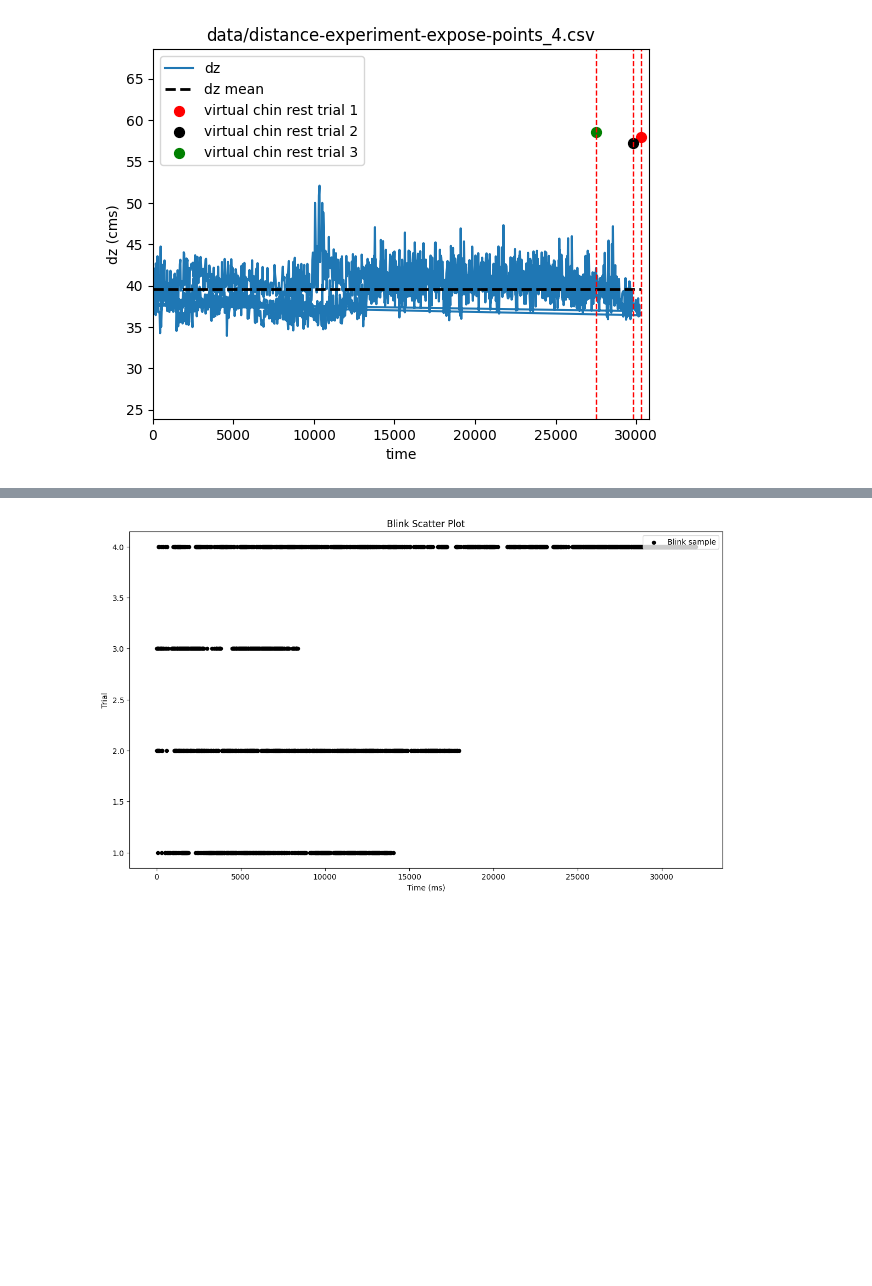
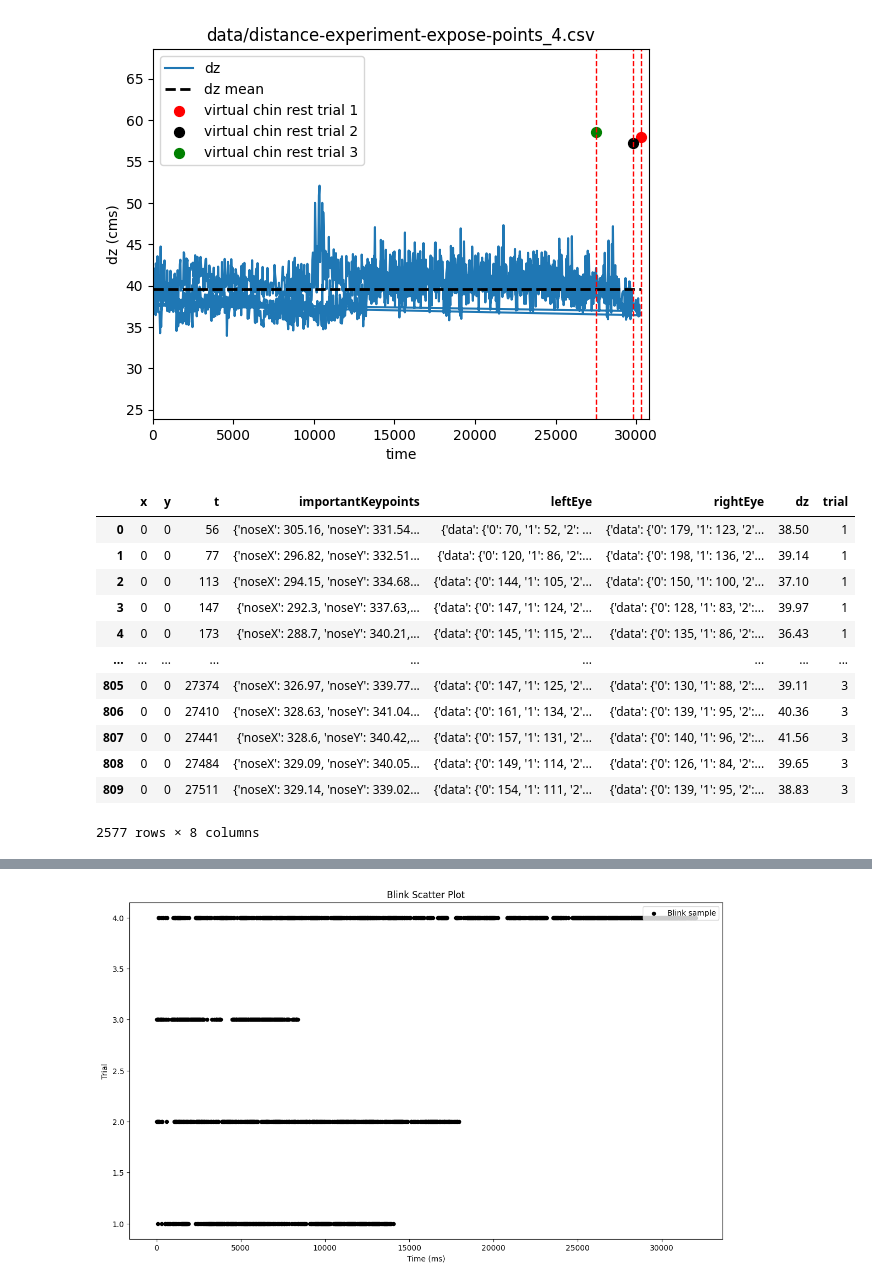
Before and after one commit to agustin-penas/wg-DataAnalysis, a Jupyter notebook: analysis.ipynb, the cells around one changed output, grey strips where cells are left out. Cells and saved outputs as stored; diff of their text form; code cells hidden in the pictures; blank space fills up the shorter version.

```diff
--- a/analysis.ipynb
+++ b/analysis.ipynb
@@ -79,3 +81,26 @@ for file in files:
 [figure]
 [figure]
 [figure]
+# %%
+files = Path("./data").glob("*.csv")
+
+for file in files:
+    if "distance" in str(file):
+        df = pd.read_csv(file)
+        df_webgazer = generate_webgazer_dataframe(df)
+
+df_webgazer
+# %% [output]
+|  | x | y | t | importantKeypoints | leftEye | rightEye | dz | trial |
+| 0 | 0 | 0 | 56 | {'noseX': 305.16, 'noseY': 331.54... | {'data': {'0': 70, '1': 52, '2': ... | {'data': {'0': 179, '1': 123, '2'... | 38.50 | 1 |
+| 1 | 0 | 0 | 77 | {'noseX': 296.82, 'noseY': 332.51... | {'data': {'0': 120, '1': 86, '2':... | {'data': {'0': 198, '1': 136, '2'... | 39.14 | 1 |
+| 2 | 0 | 0 | 113 | {'noseX': 294.15, 'noseY': 334.68... | {'data': {'0': 144, '1': 105, '2'... | {'data': {'0': 150, '1': 100, '2'... | 37.10 | 1 |
+| 3 | 0 | 0 | 147 | {'noseX': 292.3, 'noseY': 337.63,... | {'data': {'0': 147, '1': 124, '2'... | {'data': {'0': 128, '1': 83, '2':... | 39.97 | 1 |
+| 4 | 0 | 0 | 173 | {'noseX': 288.7, 'noseY': 340.21,... | {'data': {'0': 145, '1': 115, '2'... | {'data': {'0': 135, '1': 86, '2':... | 36.43 | 1 |
+| ... | ... | ... | ... | ... | ... | ... | ... | ... |
+| 805 | 0 | 0 | 27374 | {'noseX': 326.97, 'noseY': 339.77... | {'data': {'0': 147, '1': 125, '2'... | {'data': {'0': 130, '1': 88, '2':... | 39.11 | 3 |
+| 806 | 0 | 0 | 27410 | {'noseX': 328.63, 'noseY': 341.04... | {'data': {'0': 161, '1': 134, '2'... | {'data': {'0': 139, '1': 95, '2':... | 40.36 | 3 |
+| 807 | 0 | 0 | 27441 | {'noseX': 328.6, 'noseY': 340.42,... | {'data': {'0': 157, '1': 131, '2'... | {'data': {'0': 140, '1': 96, '2':... | 41.56 | 3 |
+| 808 | 0 | 0 | 27484 | {'noseX': 329.09, 'noseY': 340.05... | {'data': {'0': 149, '1': 114, '2'... | {'data': {'0': 126, '1': 84, '2':... | 39.65 | 3 |
+| 809 | 0 | 0 | 27511 | {'noseX': 329.14, 'noseY': 339.02... | {'data': {'0': 154, '1': 111, '2'... | {'data': {'0': 139, '1': 95, '2':... | 38.83 | 3 |
+2577 rows × 8 columns
```
Also changed, not shown: parts of 6 cells of this notebook.
